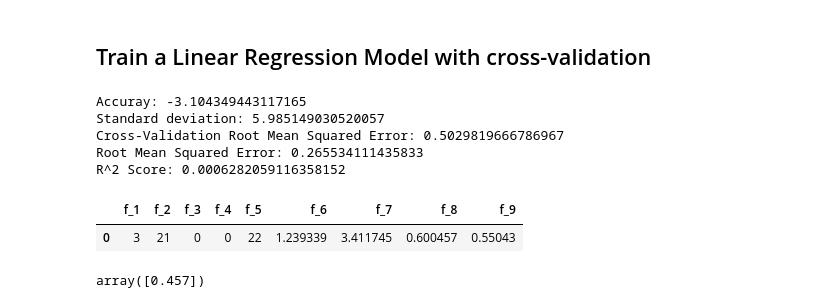
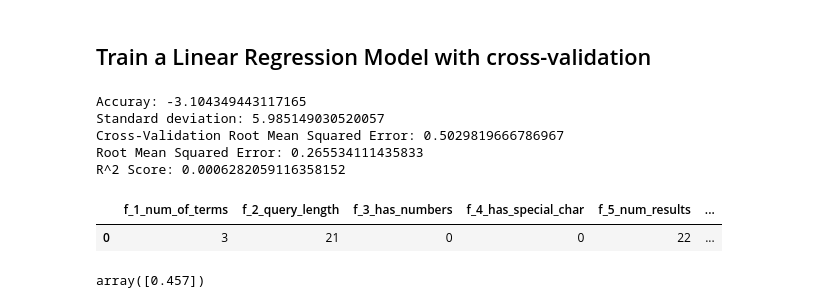
Before and after one commit to o19s/opensearch-search-quality-evaluation, a Jupyter notebook: hybrid-search/notebook/hybrid-search-baseline-comparison/7_Dynamic_Optimization_Feature_Engineering.ipynb, the cells around one changed output. Cells and saved outputs as stored; diff of their text form; code cells hidden in the pictures.

```diff
--- a/hybrid-search/notebook/hybrid-search-baseline-comparison/7_Dynamic_Optimization_Feature_Engineering.ipynb
+++ b/hybrid-search/notebook/hybrid-search-baseline-comparison/7_Dynamic_Optimization_Feature_Engineering.ipynb
@@ -584,7 +777,8 @@ Cross-Validation RMSE (mean): 0.3188353751609646
 from sklearn.linear_model import LinearRegression
 
 # Prepare features and target
-feature_columns = [f'f_{i}' for i in range(1, 10)]
+feature_columns = [ "f_1_num_of_terms", "f_2_query_length", "f_3_has_numbers", "f_4_has_special_char", "f_5_num_results",
+                   "f_6_max_title_score", "f_7_sum_title_scores", "f_8_max_semantic_score",  "f_9_avg_semantic_score"]
 X = df_filtered[feature_columns]   # Select feature columns
 y = df_filtered['neuralness']      # Select the target column
 
@@ -623,11 +817,11 @@ Root Mean Squared Error: 0.265534111435833
 R^2 Score: 0.0006282059116358152
 # %%
 vector = [[3, 21, 0, 0, 22, 1.239339, 3.411745, 0.600457, 0.550430]]
-df_test = pd.DataFrame(vector, columns=["f_1", "f_2", "f_3", "f_4", "f_5", "f_6", "f_7", "f_8", "f_9"])
+df_test = pd.DataFrame(vector, columns=feature_columns)
 df_test
 # %% [output]
-|  | f_1 | f_2 | f_3 | f_4 | f_5 | f_6 | f_7 | f_8 | f_9 |
-| 0 | 3 | 21 | 0 | 0 | 22 | 1.239339 | 3.411745 | 0.600457 | 0.55043 |
+|  | f_1_num_of_terms | f_2_query_length | f_3_has_numbers | f_4_has_special_char | f_5_num_results | ... |
+| 0 | 3 | 21 | 0 | 0 | 22 | ... |
 # %%
 model.predict(df_test)
 # %% [output]
```
Also changed, not shown: parts of 31 cells of this notebook.
